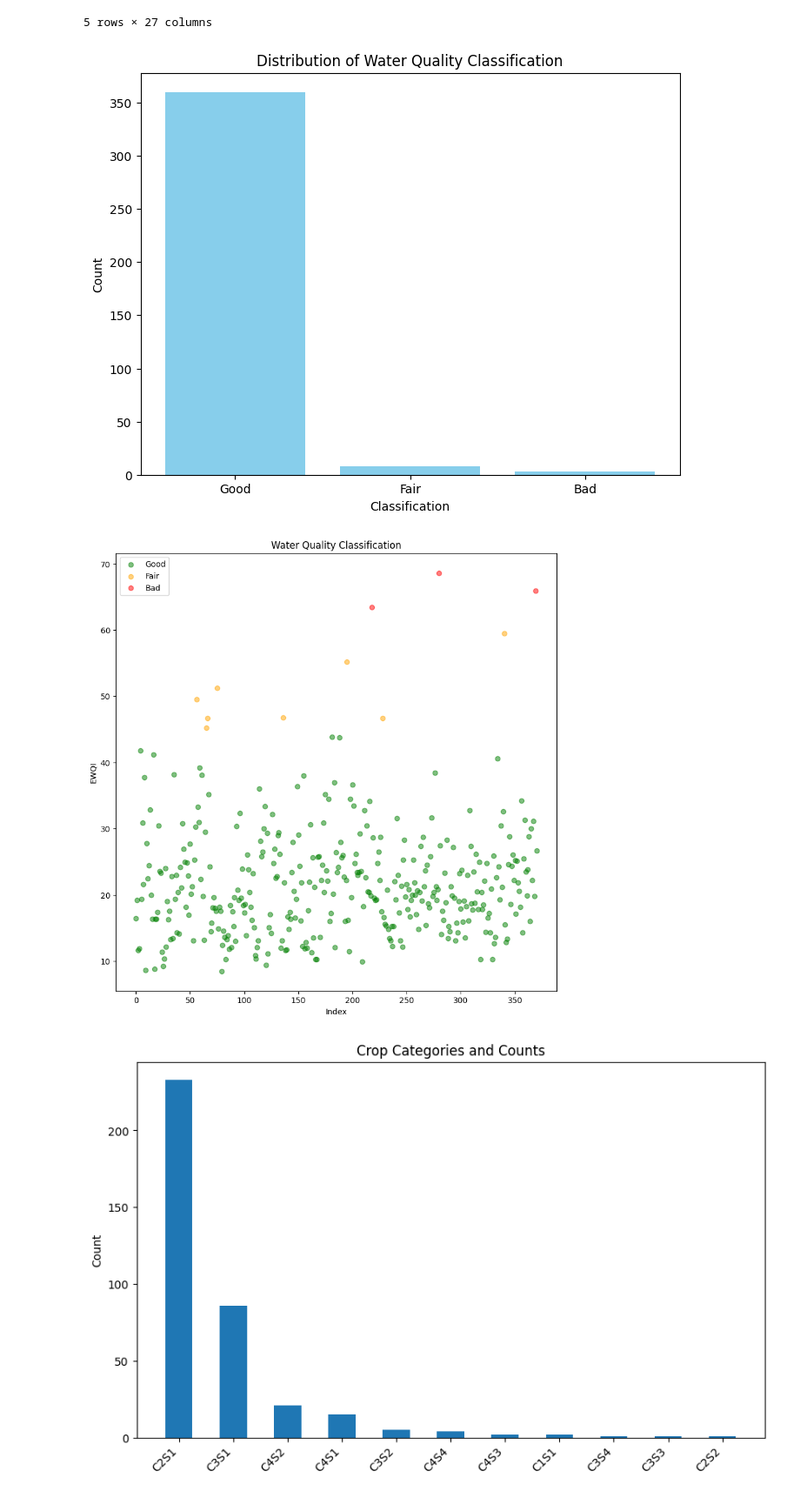
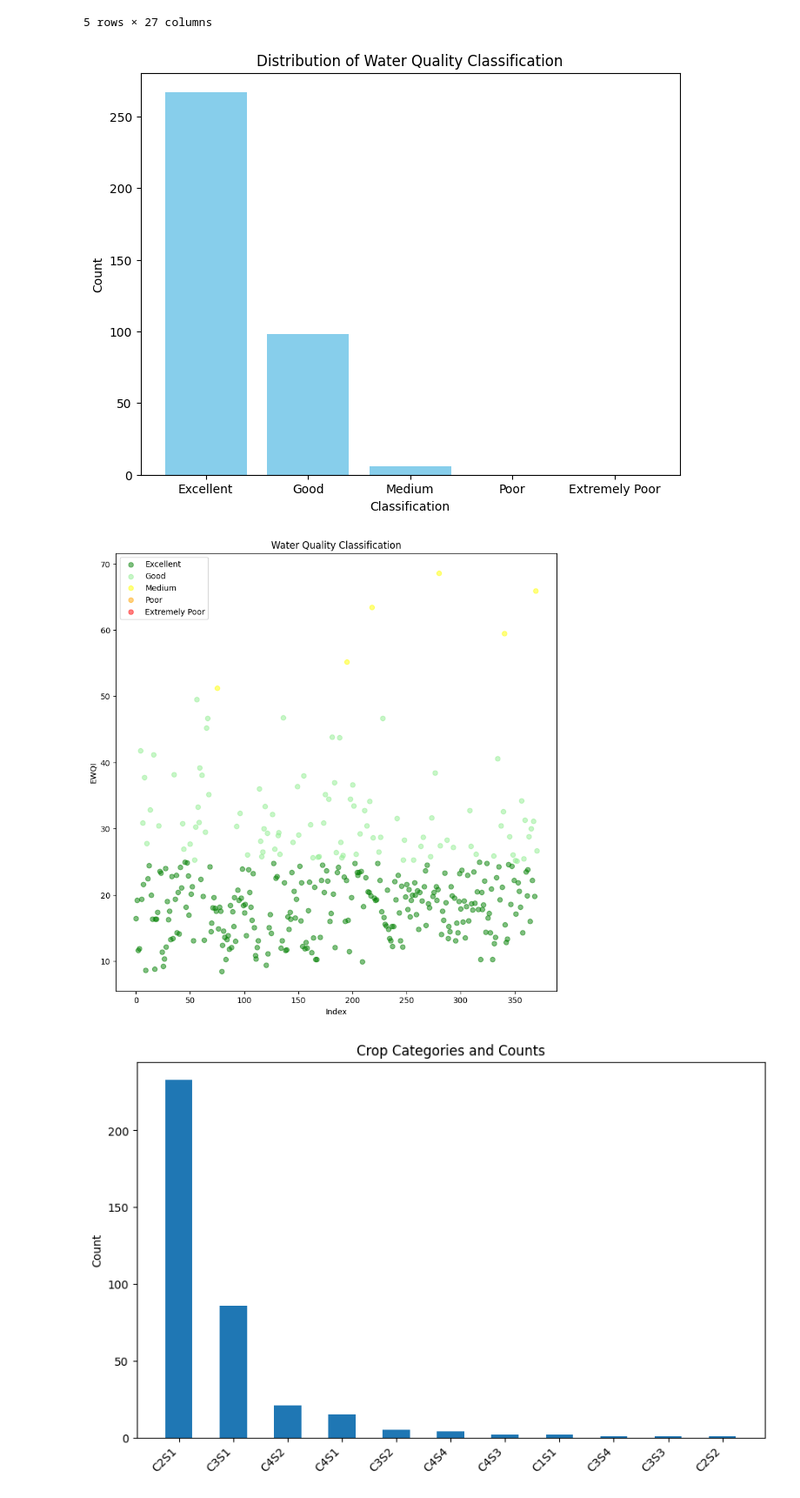
Before and after one commit to heckop/GroundWater_analyzer, a Jupyter notebook: dataset.ipynb, the cells around one changed output. Shown at 87% size. Drawn from its saved outputs; the diff is of its cells as text; code cells hidden in the pictures.

```diff
--- a/dataset.ipynb
+++ b/dataset.ipynb
@@ -159,25 +159,31 @@ dataset_df.head()
 | 4 | 5 | ADILABAD | Narnoor | Narnoor | 19.495665 | 78.852654 | 2.15 | postmonsoon 2018 | 8.21 | 2321 | ... | ... |
 5 rows × 27 columns
 # %%
-categories = [(0, 45), (45, 60), (60, float('inf'))]
-category_labels = ['Good', 'Fair', 'Bad']
+categories = [(0,25),(25, 50),(50, 100), (100, 150), (150, float('inf'))]
+category_labels = ['Excellent','Good', 'Medium', 'Poor', 'Extremely Poor']
 
 category_counts = []
 
 for category in categories:
     count = dataset_ewqi[(dataset_ewqi['EWQI'] >= category[0]) & (dataset_ewqi['EWQI'] < category[1])]['EWQI'].count()
     category_counts.append(count)
 
 plt.figure(figsize=(8, 6))
 plt.bar(category_labels, category_counts, color='skyblue')
 plt.title('Distribution of Water Quality Classification')
 plt.xlabel('Classification')
 plt.ylabel('Count')
 plt.show()
 # %% [output]
-[figure, old version]
+[figure, new version]
 # %%
-colors = ['green', 'orange', 'red']
+colors = np.array([
+    'green',
+    'lightgreen',
+    'yellow',
+    'orange',
+    'red'
+])
 
 plt.figure(figsize=(10,10))
 for i, category in enumerate(categories):
@@ -190,7 +196,7 @@ plt.ylabel('EWQI')
 plt.legend()
 plt.show()
 # %% [output]
-[figure, old version]
+[figure, new version]
 # %%
 crop_categories = dataset_df['Classification'].unique()
 category_count_crop = dataset_df['Classification'].value_counts()
```
Also changed, not shown: 2 other files.
